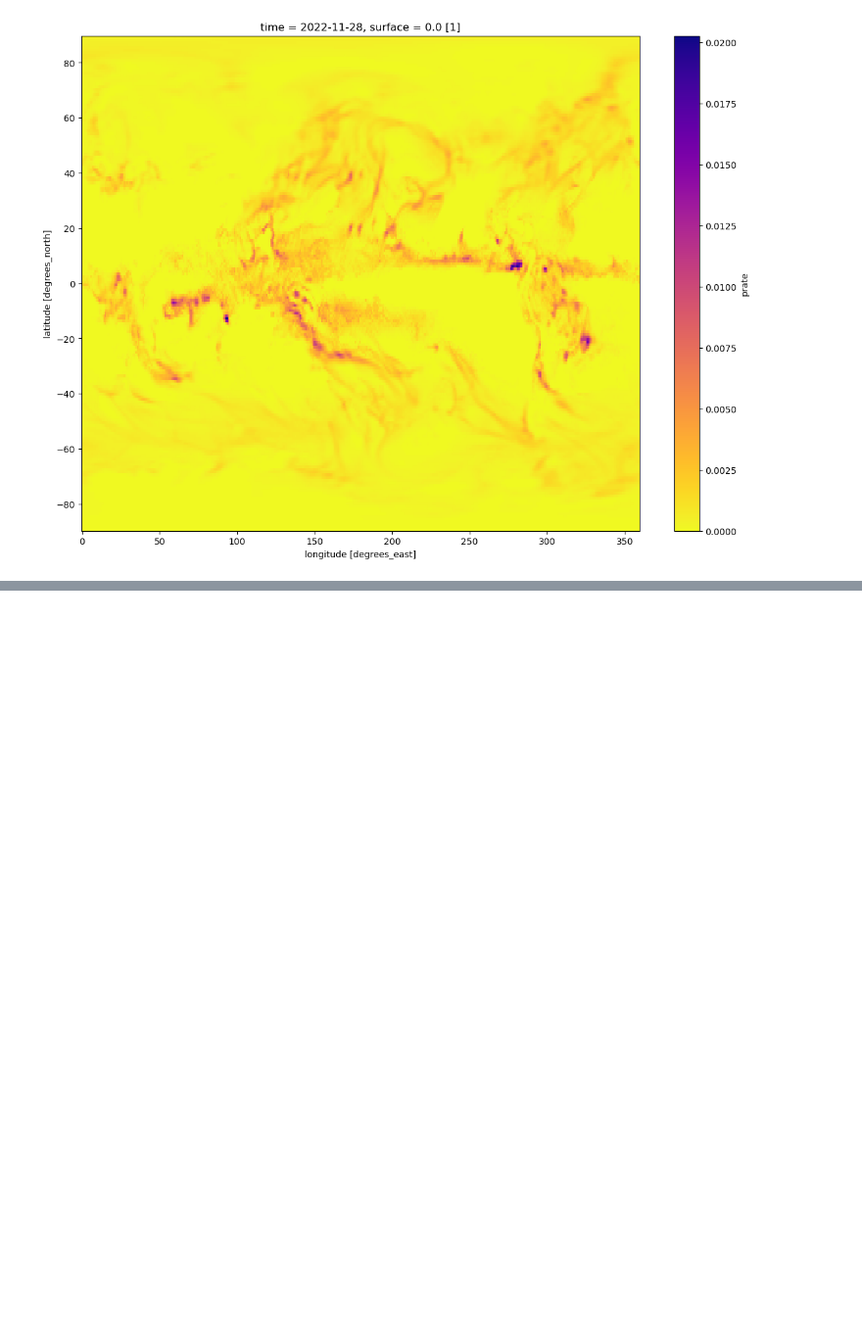
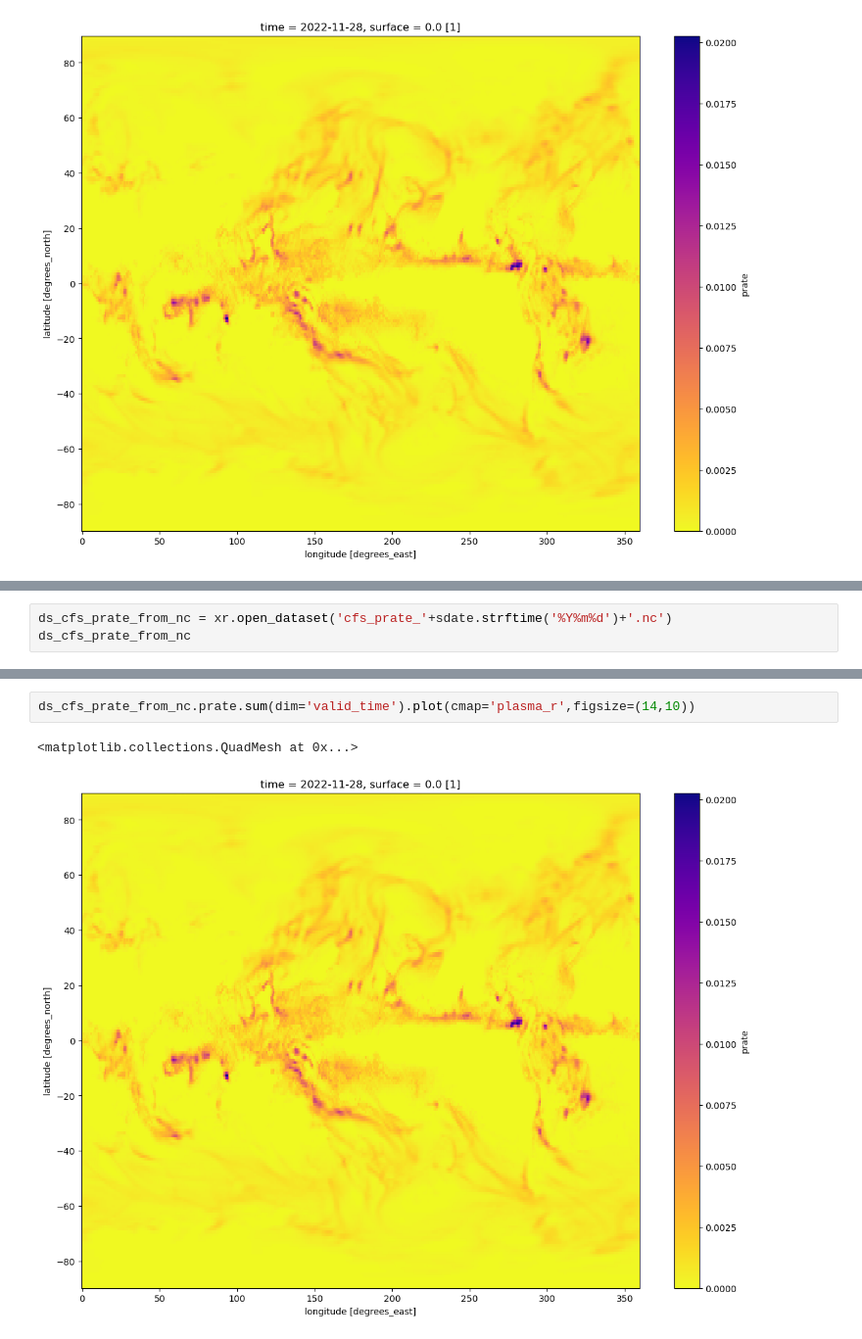
Before and after one commit to LejoFlores/Download_CFS_S3, a Jupyter notebook: DownloadCFS_files.ipynb, the cells around one changed output, grey strips where cells are left out. Shown at 98% size. Drawn from its saved outputs; the diff is of its cells as text; blank space fills up the shorter version.

```diff
--- a/DownloadCFS_files.ipynb
+++ b/DownloadCFS_files.ipynb
@@ -233,0 +236,3 @@ da_cfs_prate.sum(dim='valid_time').plot(cmap='plasma_r',figsize=(14,10))
+# %%
+ds_cfs_prate_from_nc = xr.open_dataset('cfs_prate_'+sdate.strftime('%Y%m%d')+'.nc')
+ds_cfs_prate_from_nc
@@ -233,0 +251,5 @@ da_cfs_prate.sum(dim='valid_time').plot(cmap='plasma_r',figsize=(14,10))
+# %%
+ds_cfs_prate_from_nc.prate.sum(dim='valid_time').plot(cmap='plasma_r',figsize=(14,10))
+# %% [output]
+<matplotlib.collections.QuadMesh at 0x...>
+[figure, added]
```
Also changed, not shown: parts of 3 cells of this notebook.
